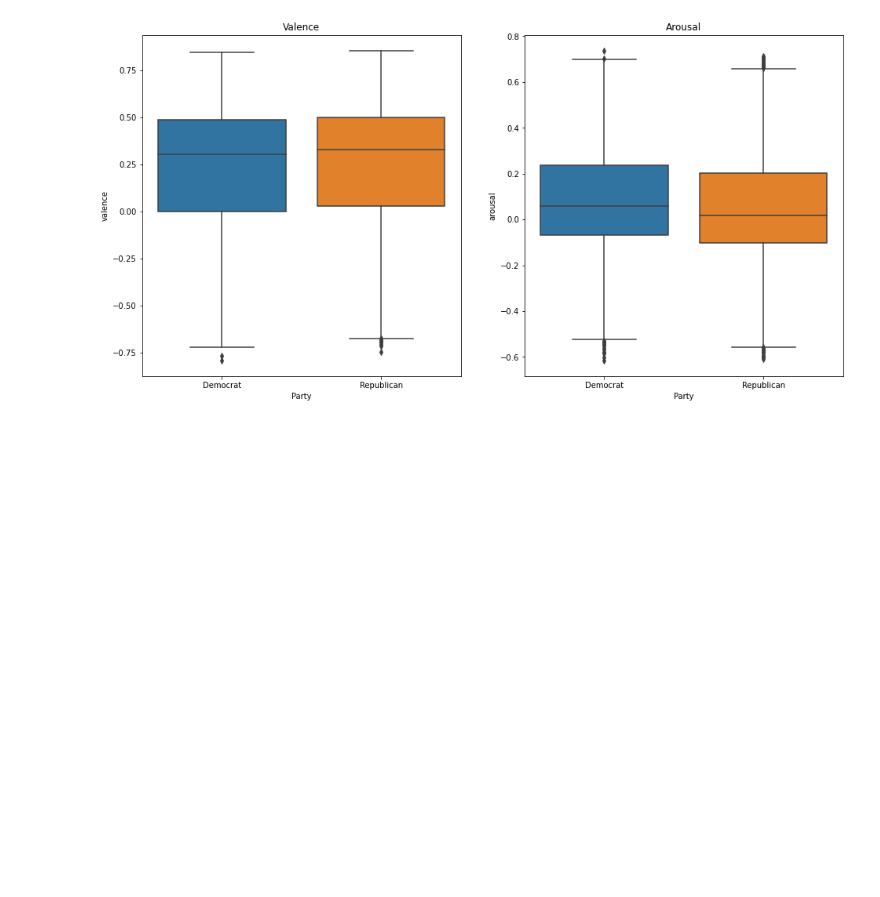
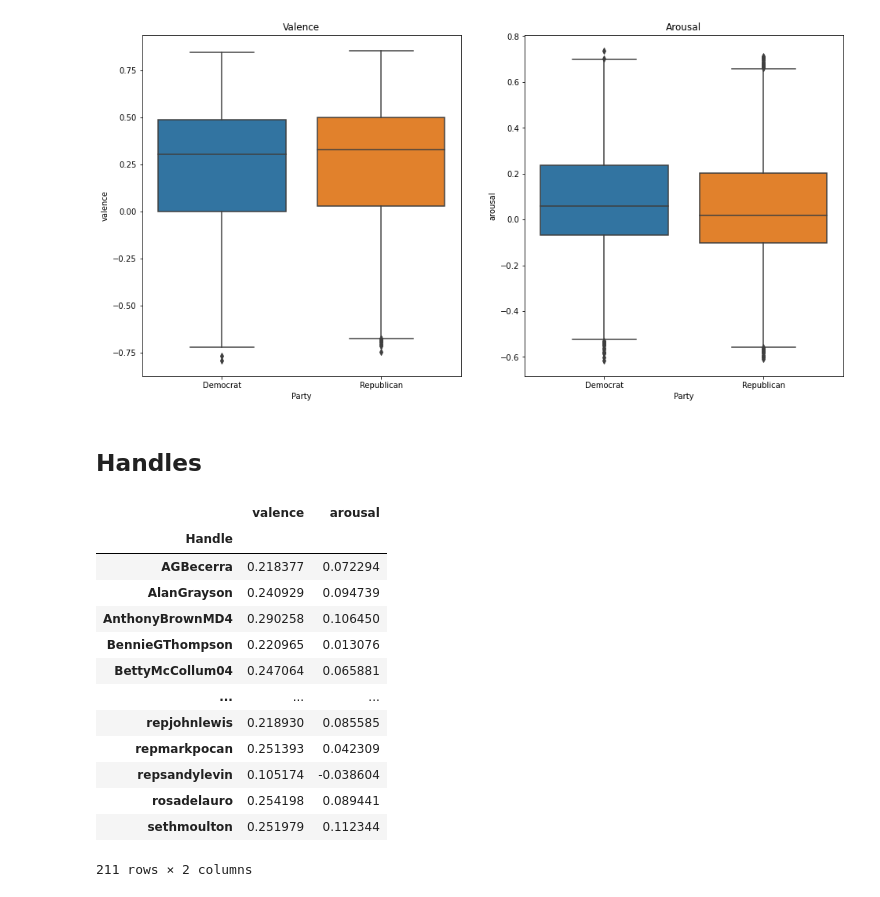
Before and after one commit to codingFerryman/circumplex_emotionmeter, a Jupyter notebook: emotionmeter_anew2017_viz.ipynb, the cells around one changed output. Drawn from its saved outputs; the diff is of its cells as text; code cells hidden in the pictures; blank space fills up the shorter version.

```diff
--- a/emotionmeter_anew2017_viz.ipynb
+++ b/emotionmeter_anew2017_viz.ipynb
@@ -91,3 +91,25 @@ axs[1].set_title('Arousal')
 plt.show()
 # %% [output]
 [figure]
+# %% [markdown]
+## Handles
+# %%
+democrat_df = data_df[data_df.Party=='Democrat'][['Handle', 'valence', 'arousal']]
+# %%
+democrat_handle = democrat_df.groupby('Handle').mean()
+democrat_handle
+# %% [output]
+|  | valence | arousal |
+| Handle |  |  |
+| AGBecerra | 0.218377 | 0.072294 |
+| AlanGrayson | 0.240929 | 0.094739 |
+| AnthonyBrownMD4 | 0.290258 | 0.106450 |
+| BennieGThompson | 0.220965 | 0.013076 |
+| BettyMcCollum04 | 0.247064 | 0.065881 |
+| ... | ... | ... |
+| repjohnlewis | 0.218930 | 0.085585 |
+| repmarkpocan | 0.251393 | 0.042309 |
+| repsandylevin | 0.105174 | -0.038604 |
+| rosadelauro | 0.254198 | 0.089441 |
+| sethmoulton | 0.251979 | 0.112344 |
+211 rows × 2 columns
```
Also changed, not shown: parts of 22 cells of this notebook, 3 other files.
